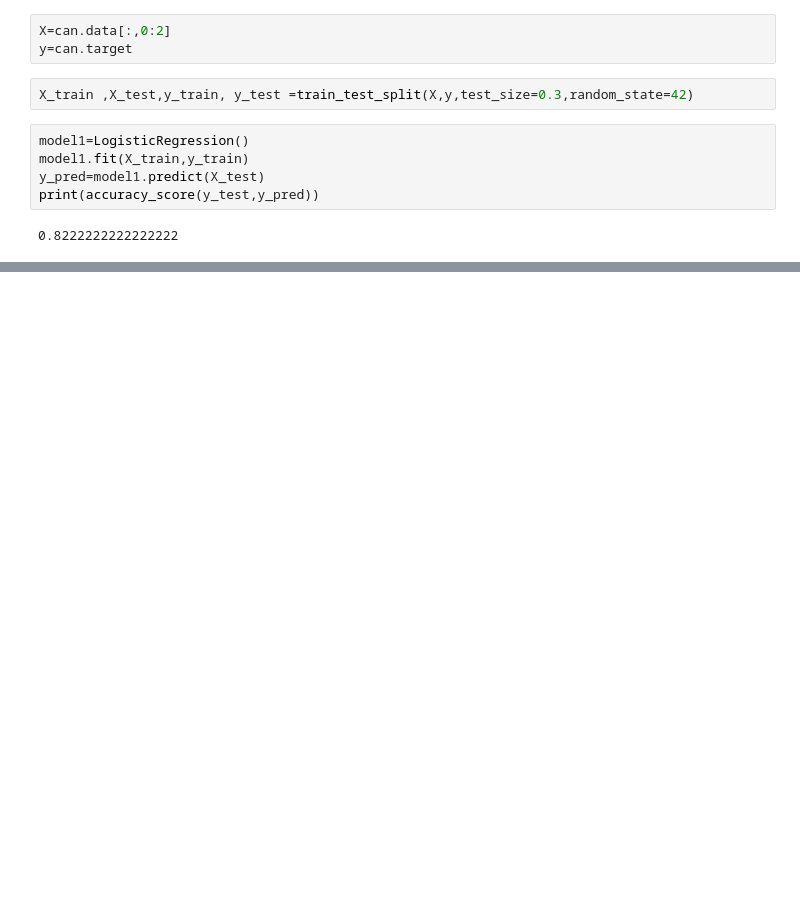
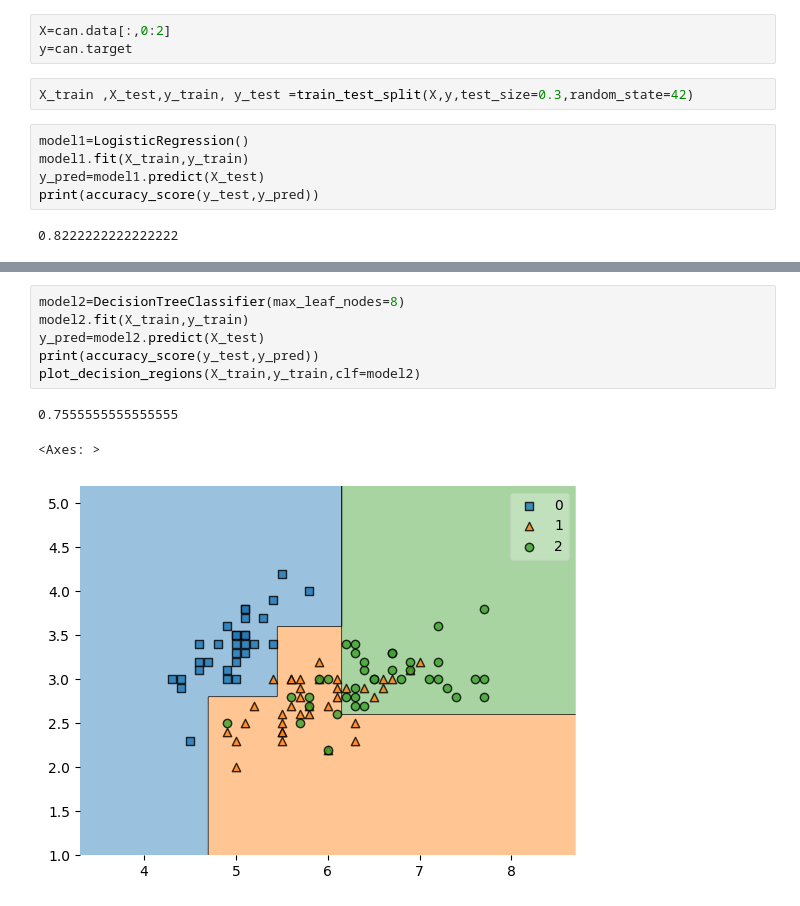
Before and after one commit to Karanraj-6/Machine_Learning-, a Jupyter notebook: Ensemble_methods/voting.ipynb, the cells around one changed output, grey strips where cells are left out. Cells and saved outputs as stored; diff of their text form; blank space fills up the shorter version.

```diff
--- a/Ensemble_methods/voting.ipynb
+++ b/Ensemble_methods/voting.ipynb
@@ -46,0 +46,10 @@ plot_decision_regions(X_train,y_train,clf=model1)
+# %%
+model2=DecisionTreeClassifier(max_leaf_nodes=8)
+model2.fit(X_train,y_train)
+y_pred=model2.predict(X_test)
+print(accuracy_score(y_test,y_pred))
+plot_decision_regions(X_train,y_train,clf=model2)
+# %% [output]
+0.7555555555555555
+<Axes: >
+[figure, added]
```
Also changed, not shown: parts of 9 cells of this notebook.
